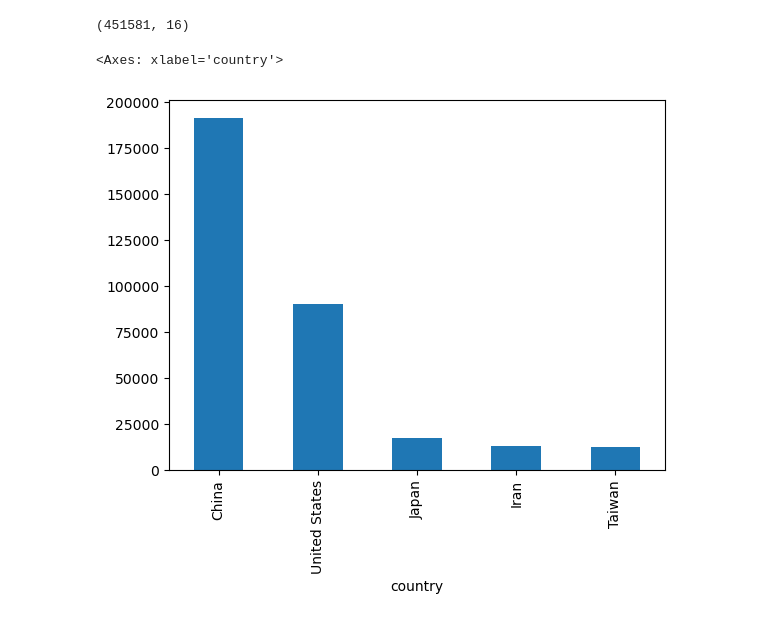
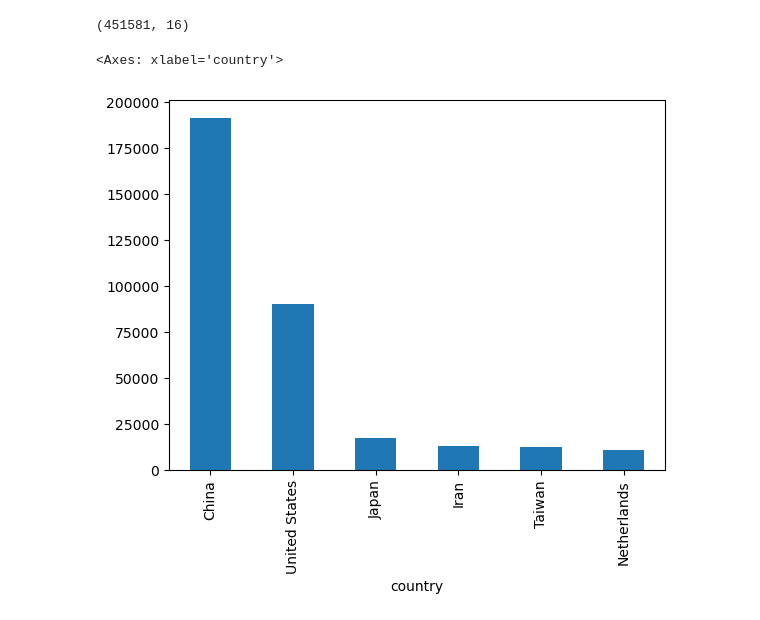
Before and after one commit to CarlosEM3/data-intrusion, a Jupyter notebook: code/JIntrusion EDA.ipynb, the cells around one changed output. Cells and saved outputs as stored; diff of their text form; code cells hidden in the pictures.

```diff
--- a/code/JIntrusion EDA.ipynb
+++ b/code/JIntrusion EDA.ipynb
@@ -72,7 +72,7 @@ df.shape
 (451581, 16)
 # %%
 country_type_counts = df["country"].value_counts()
-country_type_counts.nlargest(5).plot.bar()
+country_type_counts.nlargest(6).plot.bar()
 # %% [output]
 <Axes: xlabel='country'>
-[figure, old version]
+[figure, new version]
```
Also changed, not shown: parts of 17 cells of this notebook.
